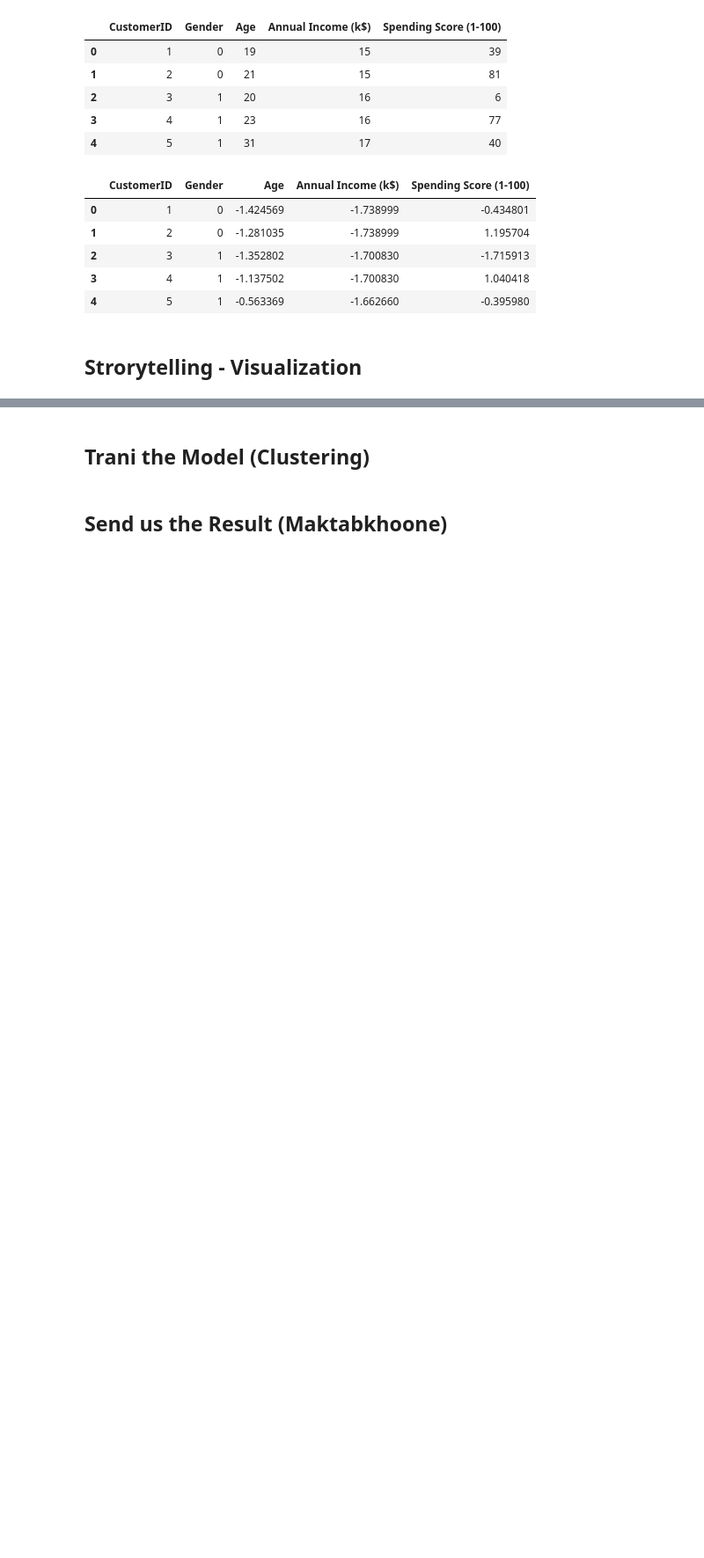
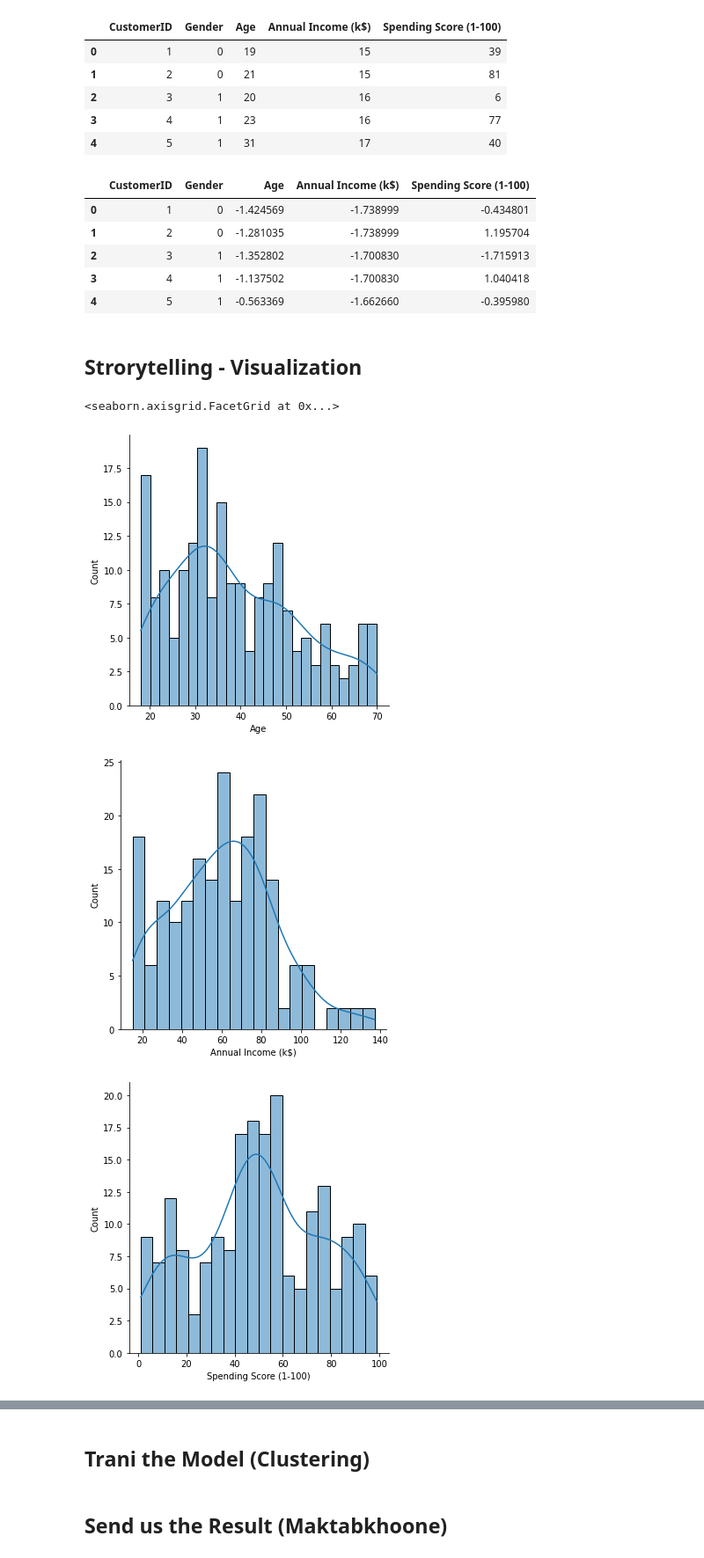
Before and after one commit to amirgarsha/ML_course_maktab, a Jupyter notebook: Mini_Project_4.ipynb, the cells around one changed output, grey strips where cells are left out. Shown: that part at 88% size. Drawn from its saved outputs; the diff is of its cells as text; code cells hidden in the pictures; blank space fills up the shorter version.

```diff
--- a/Mini_Project_4.ipynb
+++ b/Mini_Project_4.ipynb
@@ -109,3 +109,14 @@ df_customer_prc.head()
 | 4 | 5 | 1 | -0.563369 | -1.662660 | -0.395980 |
 # %% [markdown]
 ## Strorytelling - Visualization
+# %%
+sns.displot(df_customer["Age"],kde=True,bins=25)
+
+sns.displot(df_customer["Annual Income (k$)"],kde=True,bins=20)
+
+sns.displot(df_customer["Spending Score (1-100)"],kde=True,bins=20)
+# %% [output]
+<seaborn.axisgrid.FacetGrid at 0x...>
+[figure, added]
+[figure, added]
+[figure, added]
```
Also changed, not shown: parts of 2 cells of this notebook.
